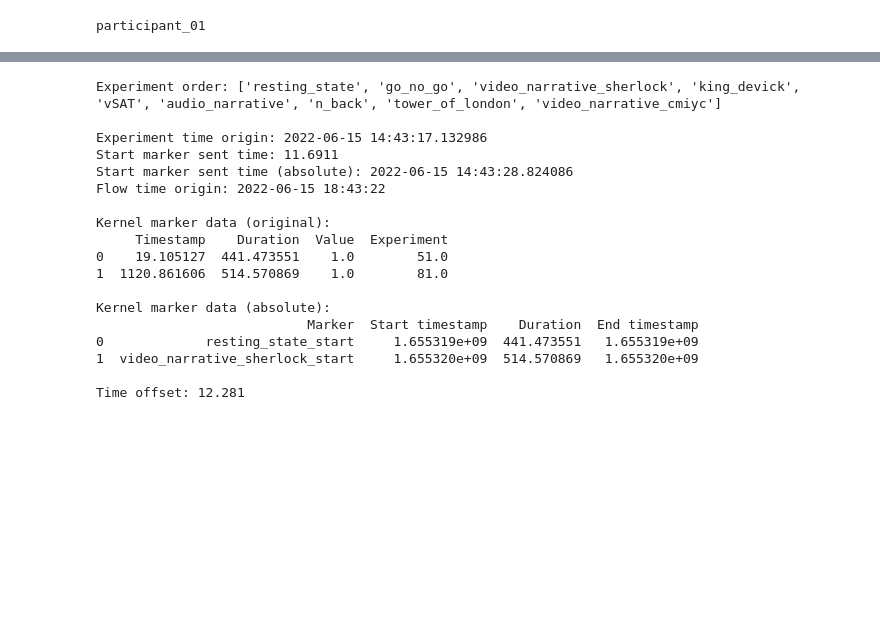
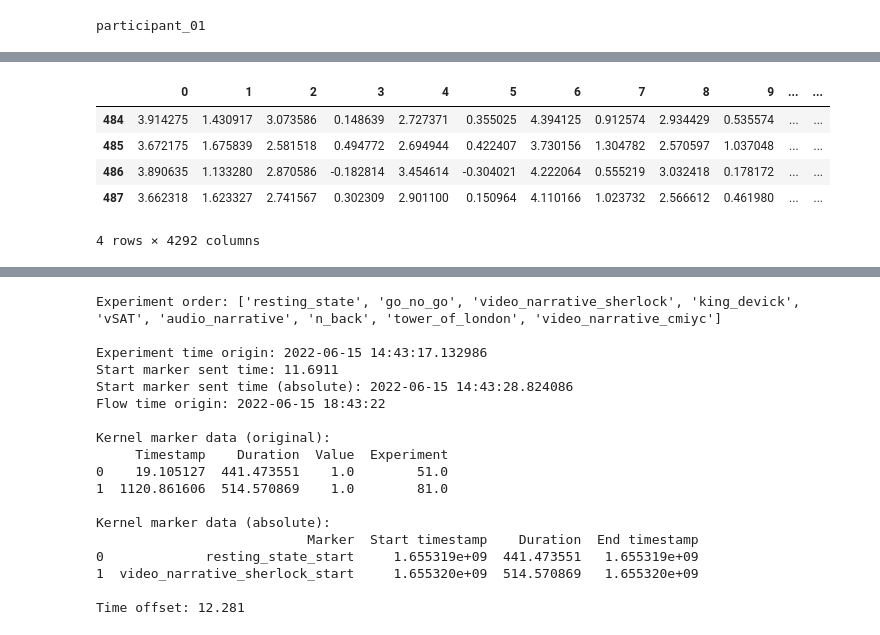
Before and after one commit to AyazLab/KernelFlow_Analysis, a Jupyter notebook: flow_analysis.ipynb, the cells around one changed output, grey strips where cells are left out. Saved outputs shown, nothing was run; the diff lists cells and outputs as text; code cells hidden in the pictures; blank space fills up the shorter version.

```diff
--- a/flow_analysis.ipynb
+++ b/flow_analysis.ipynb
@@ -636,0 +657,17 @@ participant_01
+# %%
+ts_list = par.flow_session_dict["session_1003"].get_time_abs("timestamp")
+stim_start_ts = exp_results.loc[exp_results['participant'] == 1, 'stim_start'].values[0]
+stim_end_ts = exp_results.loc[exp_results['participant'] == 1, 'stim_end'].values[0]
+data_fun = Data_Functions()
+start_idx, start = data_fun.find_closest_ts(stim_start_ts, ts_list)
+end_idx, end = data_fun.find_closest_ts(stim_end_ts, ts_list)
+# %%
+flow_exp = par.load_flow_exp(exp_name="n_back")
+flow_exp.loc[start_idx:end_idx, 0:]
+# %% [output]
+|  | 0 | 1 | 2 | 3 | 4 | 5 | 6 | 7 | 8 | 9 | ... | ... |
+| 484 | 3.914275 | 1.430917 | 3.073586 | 0.148639 | 2.727371 | 0.355025 | 4.394125 | 0.912574 | 2.934429 | 0.535574 | ... | ... |
+| 485 | 3.672175 | 1.675839 | 2.581518 | 0.494772 | 2.694944 | 0.422407 | 3.730156 | 1.304782 | 2.570597 | 1.037048 | ... | ... |
+| 486 | 3.890635 | 1.133280 | 2.870586 | -0.182814 | 3.454614 | -0.304021 | 4.222064 | 0.555219 | 3.032418 | 0.178172 | ... | ... |
+| 487 | 3.662318 | 1.623327 | 2.741567 | 0.302309 | 2.901100 | 0.150964 | 4.110166 | 1.023732 | 2.566612 | 0.461980 | ... | ... |
+4 rows × 4292 columns
```
Also changed, not shown: parts of 15 cells of this notebook, 3 other files.
